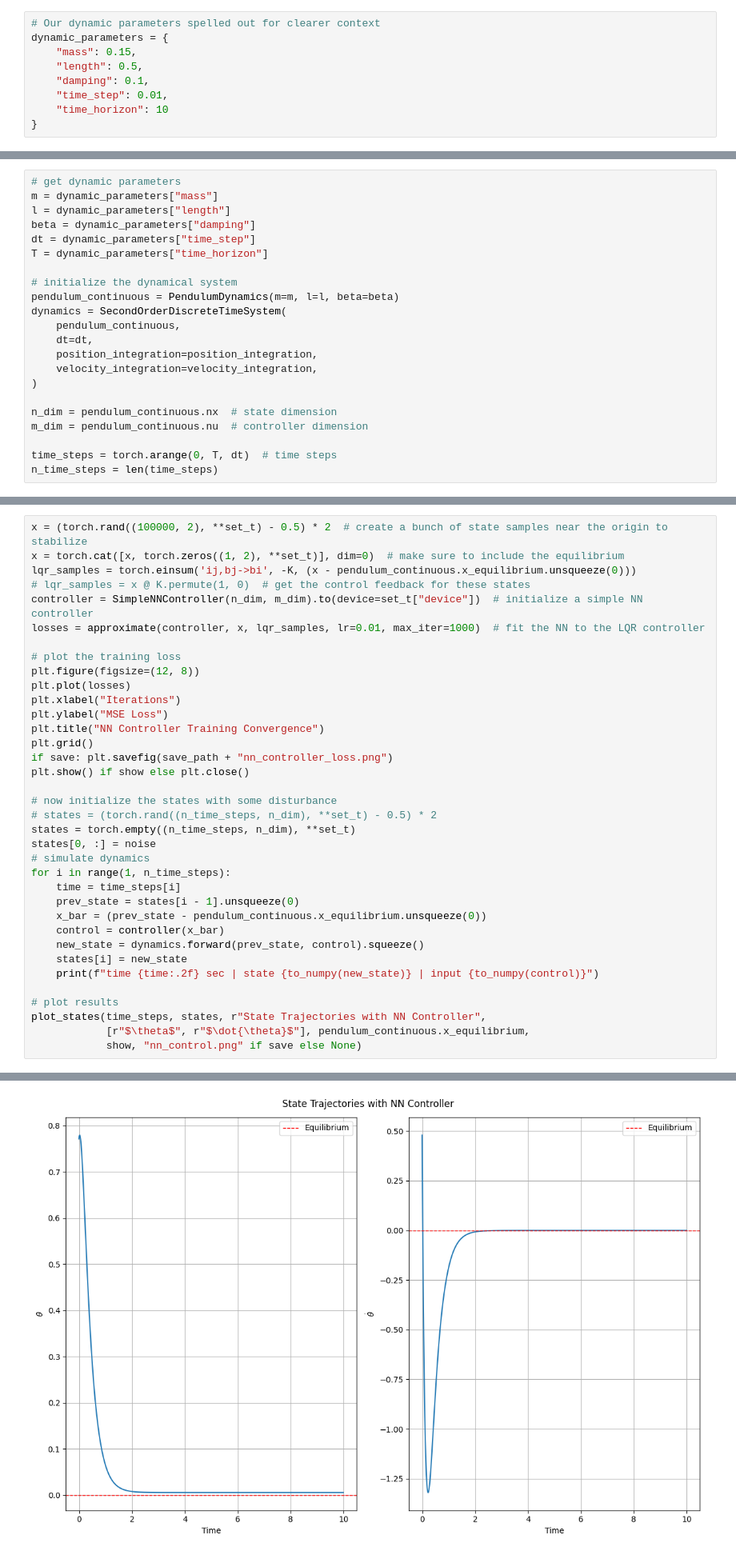
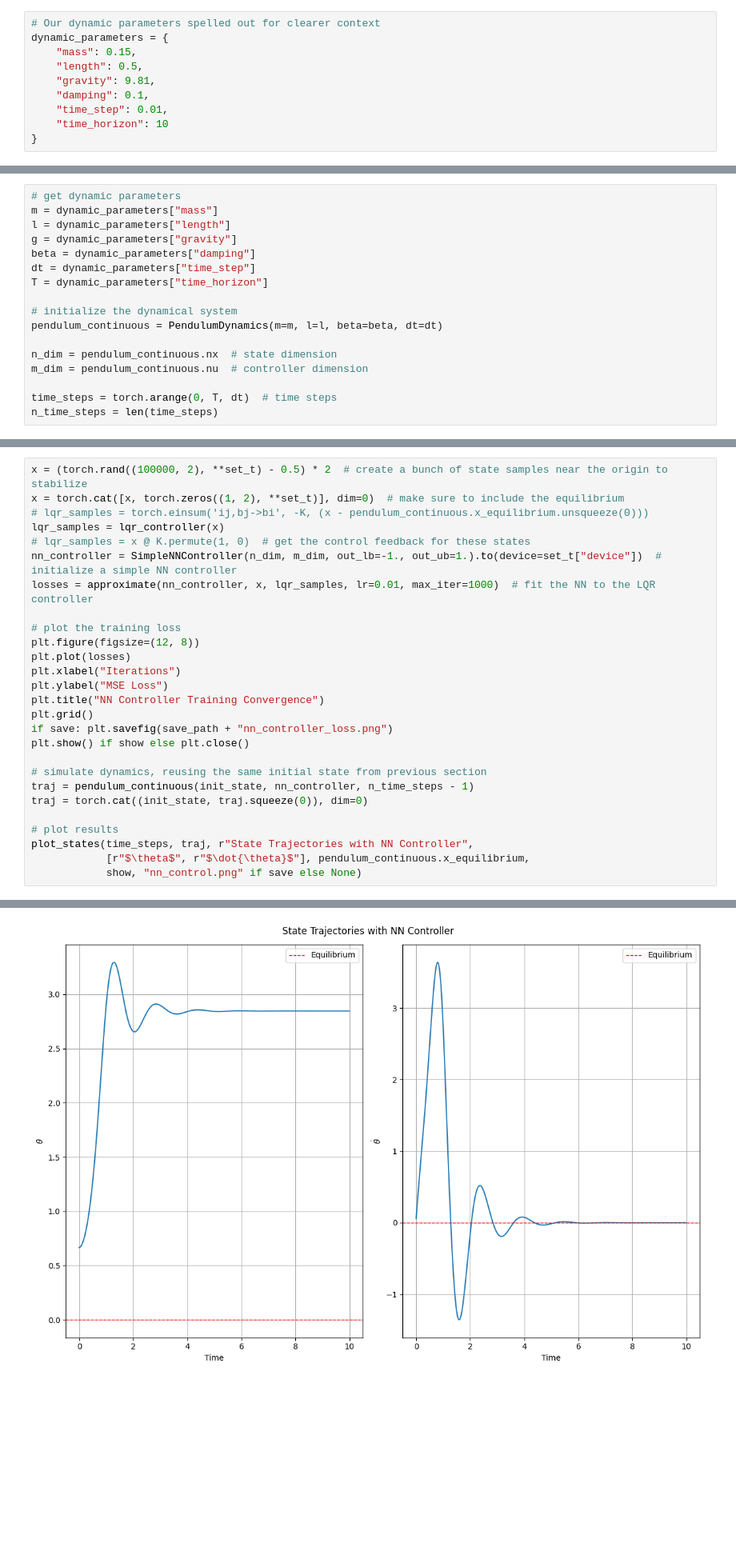
Before and after one commit to jorgejc2/ISS_Lyapunov_Stable_NN_Controllers, a Jupyter notebook: SimpleExamples/inverted_pendulum_plots/inverted_pendulum.ipynb, the cells around one changed output, grey strips where cells are left out. Shown at 80% size. Saved outputs shown, nothing was run; the diff lists cells and outputs as text; blank space fills up the shorter version.

```diff
--- a/SimpleExamples/inverted_pendulum_plots/inverted_pendulum.ipynb
+++ b/SimpleExamples/inverted_pendulum_plots/inverted_pendulum.ipynb
@@ -59,6 +57,7 @@ to_numpy = lambda x : x.detach().cpu().numpy() if isinstance(x, Tensor) else x
 dynamic_parameters = {
     "mass": 0.15,
     "length": 0.5,
+    "gravity": 9.81,
     "damping": 0.1,
     "time_step": 0.01,
     "time_horizon": 10
@@ -222,18 +317,13 @@ def approximate(
 # get dynamic parameters
 m = dynamic_parameters["mass"]
 l = dynamic_parameters["length"]
+g = dynamic_parameters["gravity"]
 beta = dynamic_parameters["damping"]
 dt = dynamic_parameters["time_step"]
 T = dynamic_parameters["time_horizon"]
 
 # initialize the dynamical system
-pendulum_continuous = PendulumDynamics(m=m, l=l, beta=beta)
-dynamics = SecondOrderDiscreteTimeSystem(
-    pendulum_continuous,
-    dt=dt,
-    position_integration=position_integration,
-    velocity_integration=velocity_integration,
-)
+pendulum_continuous = PendulumDynamics(m=m, l=l, beta=beta, dt=dt)
 
 n_dim = pendulum_continuous.nx  # state dimension
 m_dim = pendulum_continuous.nu  # controller dimension
@@ -355,10 +417,11 @@ We illustrate how a NN can be used to learn the LQR controller and replace the L
 # %%
 x = (torch.rand((100000, 2), **set_t) - 0.5) * 2  # create a bunch of state samples near the origin to stabilize
 x = torch.cat([x, torch.zeros((1, 2), **set_t)], dim=0)  # make sure to include the equilibrium
-lqr_samples = torch.einsum('ij,bj->bi', -K, (x - pendulum_continuous.x_equilibrium.unsqueeze(0)))
+# lqr_samples = torch.einsum('ij,bj->bi', -K, (x - pendulum_continuous.x_equilibrium.unsqueeze(0)))
+lqr_samples = lqr_controller(x)
 # lqr_samples = x @ K.permute(1, 0)  # get the control feedback for these states
-controller = SimpleNNController(n_dim, m_dim).to(device=set_t["device"])  # initialize a simple NN controller
-losses = approximate(controller, x, lqr_samples, lr=0.01, max_iter=1000)  # fit the NN to the LQR controller
+nn_controller = SimpleNNController(n_dim, m_dim, out_lb=-1., out_ub=1.).to(device=set_t["device"])  # initialize a simple NN controller
+losses = approximate(nn_controller, x, lqr_samples, lr=0.01, max_iter=1000)  # fit the NN to the LQR controller
 
 # plot the training loss
 plt.figure(figsize=(12, 8))
@@ -370,22 +433,12 @@ plt.grid()
 if save: plt.savefig(save_path + "nn_controller_loss.png")
 plt.show() if show else plt.close()
 
-# now initialize the states with some disturbance
-# states = (torch.rand((n_time_steps, n_dim), **set_t) - 0.5) * 2
-states = torch.empty((n_time_steps, n_dim), **set_t)
-states[0, :] = noise
-# simulate dynamics
-for i in range(1, n_time_steps):
-    time = time_steps[i]
-    prev_state = states[i - 1].unsqueeze(0)
-    x_bar = (prev_state - pendulum_continuous.x_equilibrium.unsqueeze(0))
-    control = controller(x_bar)
-    new_state = dynamics.forward(prev_state, control).squeeze()
-    states[i] = new_state
-    print(f"time {time:.2f} sec | state {to_numpy(new_state)} | input {to_numpy(control)}")
+# simulate dynamics, reusing the same initial state from previous section
+traj = pendulum_continuous(init_state, nn_controller, n_time_steps - 1)
+traj = torch.cat((init_state, traj.squeeze(0)), dim=0)
 
 # plot results
-plot_states(time_steps, states, r"State Trajectories with NN Controller",
+plot_states(time_steps, traj, r"State Trajectories with NN Controller",
             [r"$\theta$", r"$\dot{\theta}$"], pendulum_continuous.x_equilibrium,
             show, "nn_control.png" if save else None)
 # %% [output]
@@ -410,4 +446,4 @@ time 9.99 sec | state [5.4299026e-03 1.9660192e-08] | input [[-0.003995]]
-[figure, old version]
+[figure, new version]
 # %% [markdown]
 # Zubov's PDE
 
```
Also changed, not shown: parts of 14 cells of this notebook, 3 other files.
